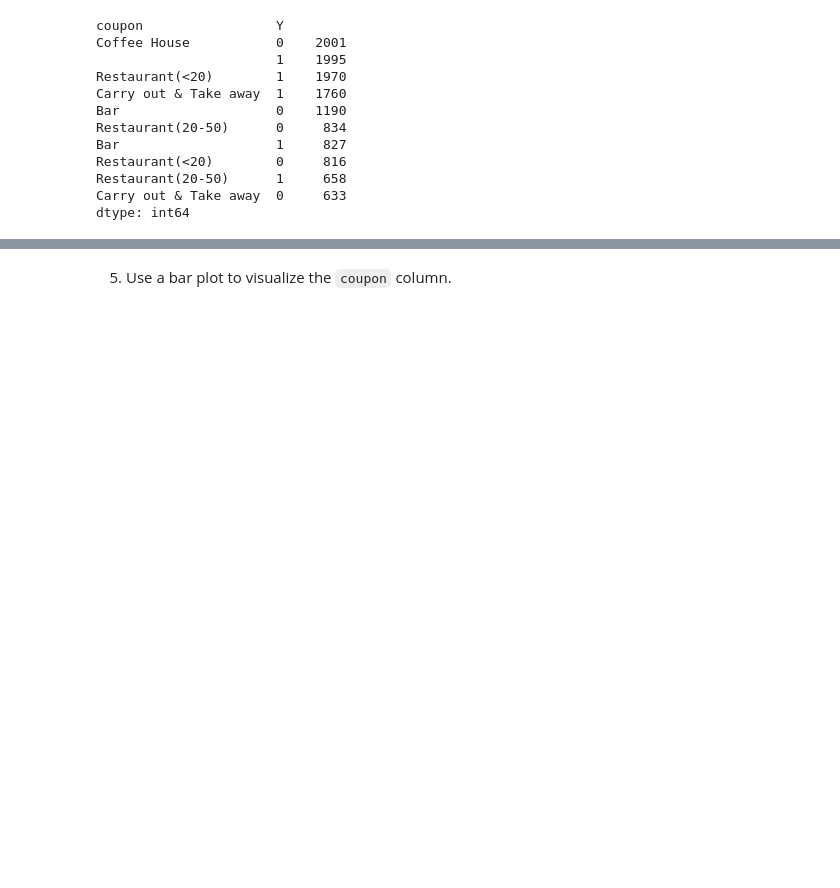
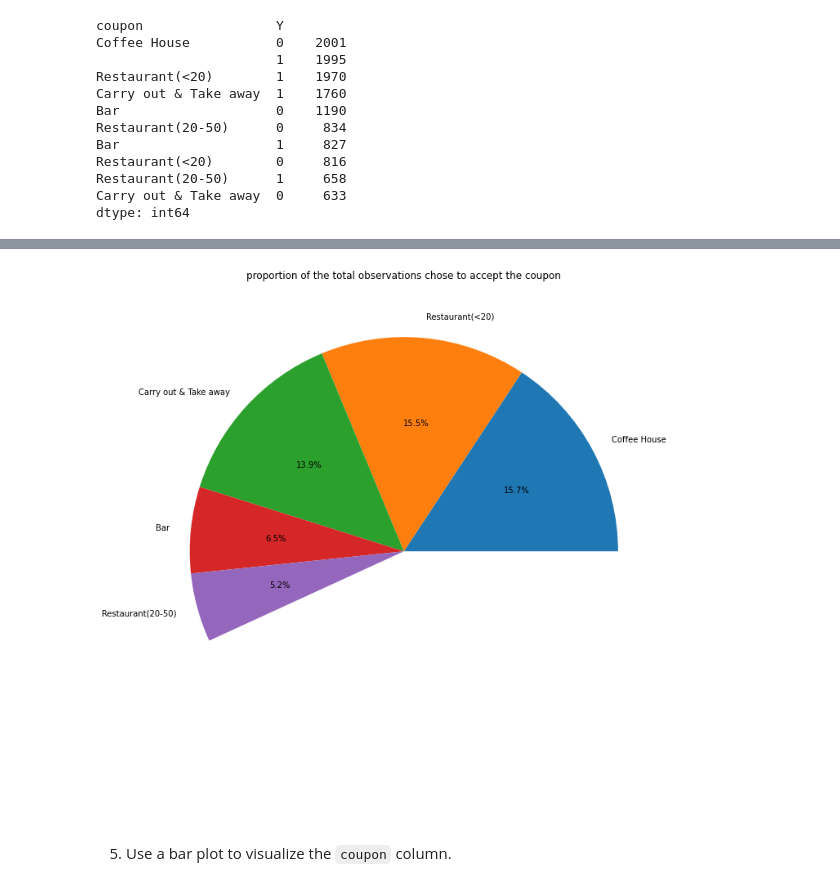
Before and after one commit to spiderweb2828/AIML-Assignment1, a Jupyter notebook: prompt.ipynb, the cells around one changed output, grey strips where cells are left out. Saved outputs shown, nothing was run; the diff lists cells and outputs as text; code cells hidden in the pictures; blank space fills up the shorter version.

```diff
--- a/prompt.ipynb
+++ b/prompt.ipynb
@@ -266,3 +266,8 @@ Restaurant(<20)        0     816
 Restaurant(20-50)      1     658
 Carry out & Take away  0     633
 dtype: int64
+# %%
+# lets do the normalize and call it under normalized_counts column
+coupon_df = pd.DataFrame(coupon_temp_set.value_counts().reset_index().values,columns=['coupon','accepted','counts'])
+coupon_df['normalized_counts'] = (coupon_df['counts'] / coupon_df['counts'].sum())
+coupon_df.head(100)
@@ -269,3 +286,13 @@ dtype: int64
+# %%
+fig, ax = plt.subplots(figsize=(10, 10))
+accepted = coupon_df[coupon_df['accepted']==1]
+x = accepted['normalized_counts']
+labels = accepted['coupon']
+ax.pie(x, labels=labels,normalize=False, autopct='%.1f%%')
+ax.set_title('proportion of the total observations chose to accept the coupon')
+plt.tight_layout()
+# %% [output]
+[figure, added]
 # %% [markdown]
 5. Use a bar plot to visualize the `coupon` column.
 # %%
```
Also changed, not shown: parts of 1 cell of this notebook.
